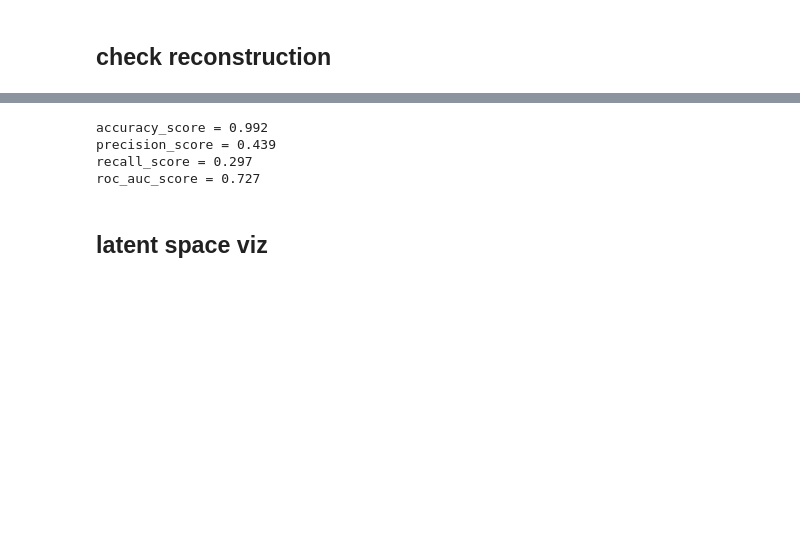
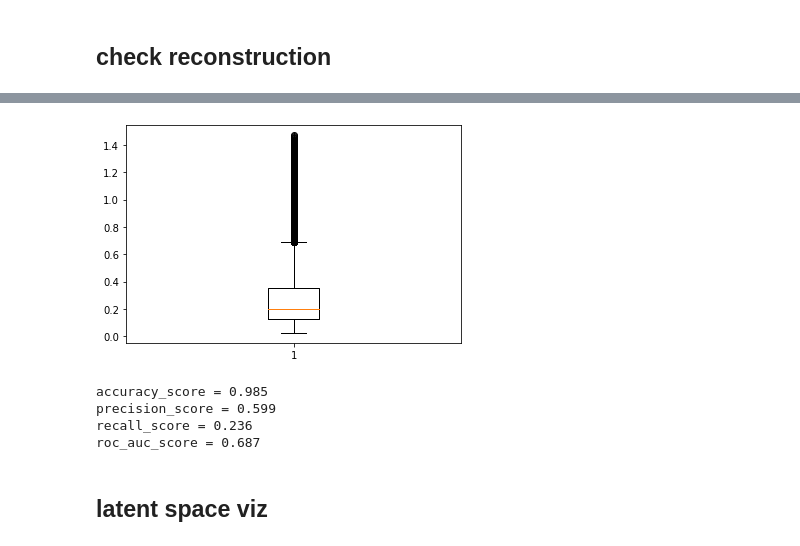
Before and after one commit to minsoo9506/my-paper, a Jupyter notebook: run.ipynb, the cells around one changed output, grey strips where cells are left out. Saved outputs shown, nothing was run; the diff lists cells and outputs as text; code cells hidden in the pictures; blank space fills up the shorter version.

```diff
--- a/run.ipynb
+++ b/run.ipynb
@@ -149,18 +179,26 @@ plt.axvline(x = len(train_x) + len(valid_x) - 2, color='r', alpha=0.5)
+# %%
+train_anomaly_score = window_anomaly_score_result[:len(train_x) - config.window_size + 1]
+plt.boxplot(train_anomaly_score)
+plt.show()
+# %% [output]
+[figure, added]
 # %%
 from src.utils import get_score
 
-threshold = 1.5
+threshold = np.max(train_anomaly_score)
+test_anomaly_score = window_anomaly_score_result[test_idx:]
+test_y_true = total_y[test_idx:len(window_anomaly_score_result)]
 
 get_score(
-    total_y[:len(window_anomaly_score_result)],
-    np.where(window_anomaly_score_result > threshold, 1, 0),
-    window_anomaly_score_result
+    test_y_true,
+    np.where(test_anomaly_score > threshold, 1, 0),
+    test_anomaly_score
 )
 # %% [output]
-accuracy_score = 0.992
-precision_score = 0.439
-recall_score = 0.297
-roc_auc_score = 0.727
+accuracy_score = 0.985
+precision_score = 0.599
+recall_score = 0.236
+roc_auc_score = 0.687
 # %% [markdown]
 ## latent space viz
 # %%
```
Also changed, not shown: parts of 10 cells of this notebook.
